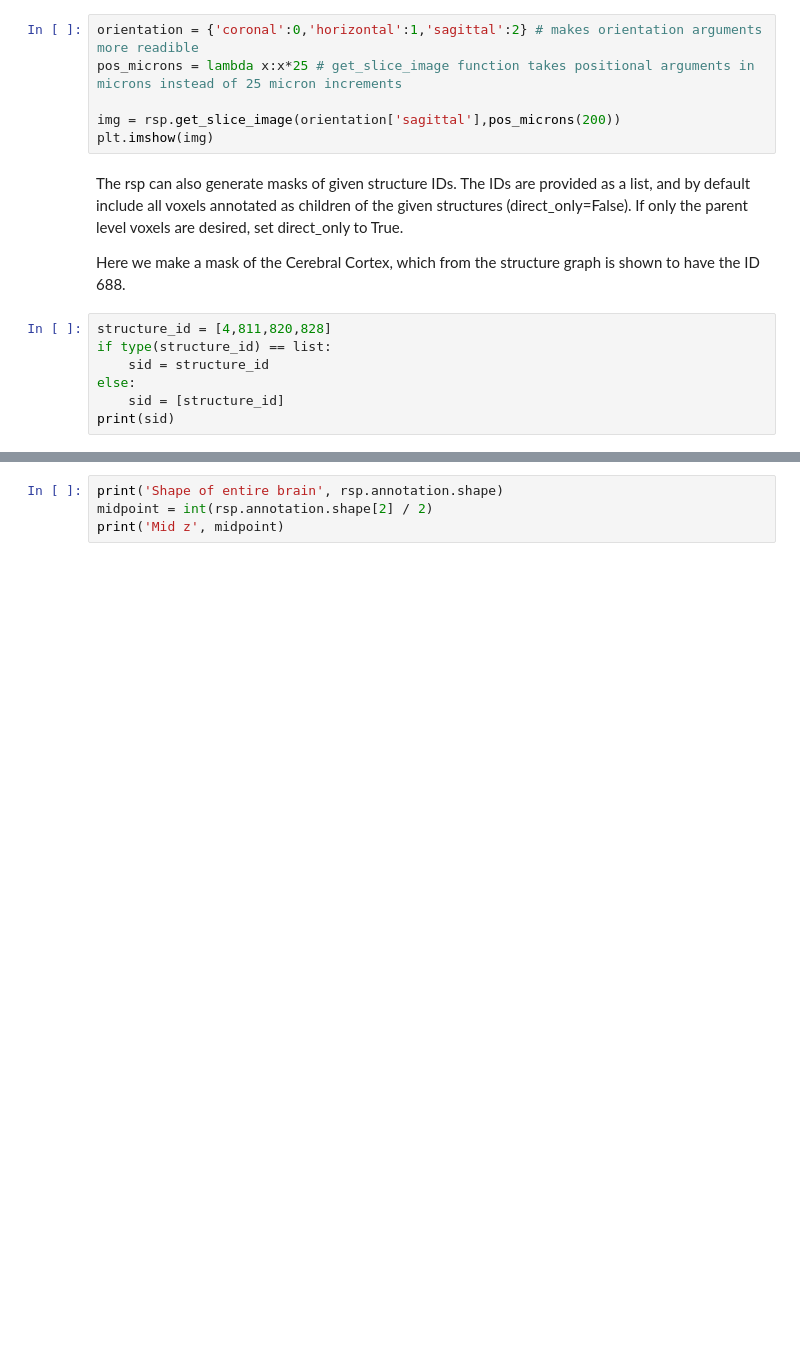
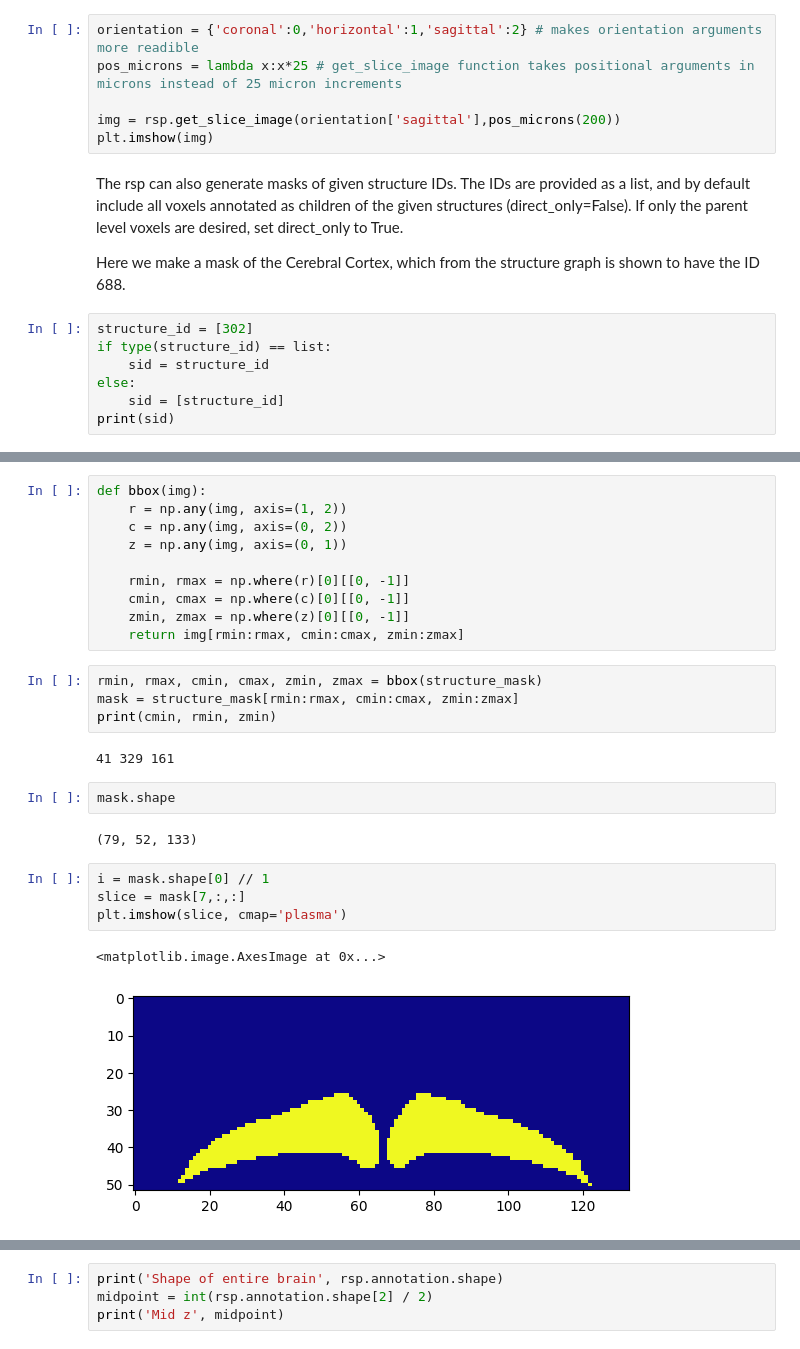
Before and after one commit to BrainSharer/pipeline, a Jupyter notebook: src/registration/notebooks/find_allen_regions.ipynb, the cells around one changed output, grey strips where cells are left out. Drawn from its saved outputs; the diff is of its cells as text; blank space fills up the shorter version.

```diff
--- a/src/registration/notebooks/find_allen_regions.ipynb
+++ b/src/registration/notebooks/find_allen_regions.ipynb
@@ -73,7 +86,7 @@ The rsp can also generate masks of given structure IDs. The IDs are provided as
 
 Here we make a mask of the Cerebral Cortex, which from the structure graph is shown to have the ID 688.
 # %%
-structure_id = [4,811,820,828]
+structure_id = [302]
 if type(structure_id) == list:
     sid = structure_id
 else:
@@ -103,0 +126,27 @@ plt.imshow(slice, cmap='plasma')
+# %%
+def bbox(img):
+    r = np.any(img, axis=(1, 2))
+    c = np.any(img, axis=(0, 2))
+    z = np.any(img, axis=(0, 1))
+
+    rmin, rmax = np.where(r)[0][[0, -1]]
+    cmin, cmax = np.where(c)[0][[0, -1]]
+    zmin, zmax = np.where(z)[0][[0, -1]]
+    return img[rmin:rmax, cmin:cmax, zmin:zmax]
+# %%
+rmin, rmax, cmin, cmax, zmin, zmax = bbox(structure_mask)
+mask = structure_mask[rmin:rmax, cmin:cmax, zmin:zmax]
+print(cmin, rmin, zmin)
+# %% [output]
+41 329 161
+# %%
+mask.shape
+# %% [output]
+(79, 52, 133)
+# %%
+i = mask.shape[0] // 1
+slice = mask[7,:,:]
+plt.imshow(slice, cmap='plasma')
+# %% [output]
+<matplotlib.image.AxesImage at 0x...>
+[figure, added]
```
Also changed, not shown: parts of 6 cells of this notebook, 9 other files.
